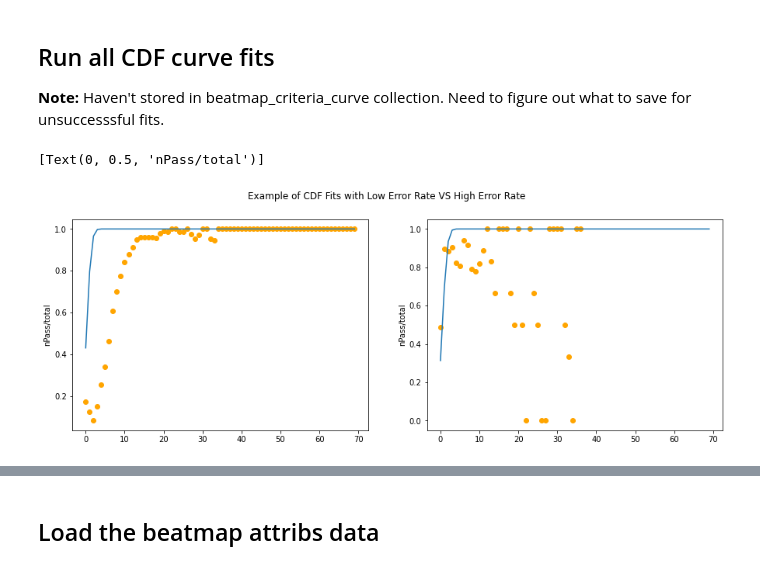
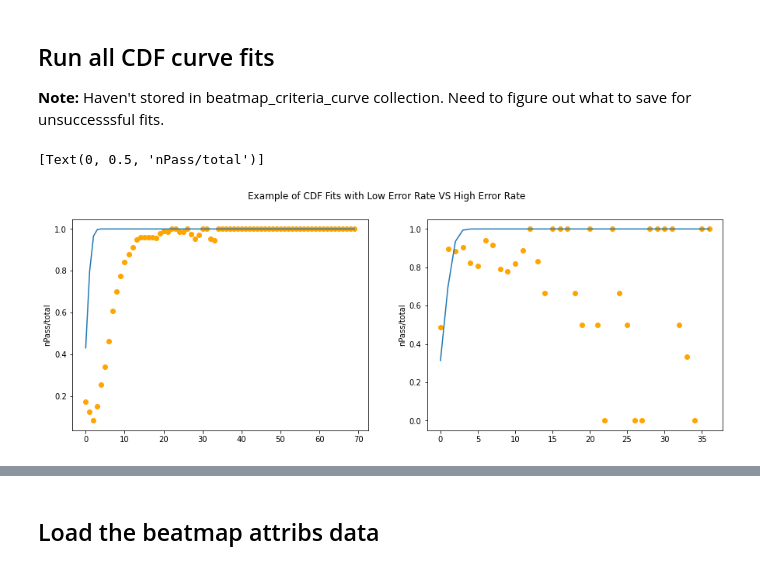
Before and after one commit to the-data-science-union/DSU-S2021-mlpp, a Jupyter notebook: exploration/5. score_criteria_reevaluation/2. m1_sigmoid_cdf_fitting.ipynb, the cells around one changed output, grey strips where cells are left out. Drawn from its saved outputs; the diff is of its cells as text; code cells hidden in the pictures.

```diff
--- a/exploration/5. score_criteria_reevaluation/2. m1_sigmoid_cdf_fitting.ipynb
+++ b/exploration/5. score_criteria_reevaluation/2. m1_sigmoid_cdf_fitting.ipynb
@@ -71,23 +71,23 @@ for i in bm_ys.keys():
 # %%
 # visualization example beatmaps
 good = 713935
 fig, (ax1, ax2) = plt.subplots(1, 2, figsize=(15, 5))
 fig.suptitle('Example of CDF Fits with Low Error Rate VS High Error Rate')
 x1 = range(len(find_nPassOverTotal_for_one_beatmap(good)))
 y1 = find_nPassOverTotal_for_one_beatmap(good)
-ax1.plot(scipy.stats.norm(find_nPassOverTotal_for_one_beatmap(good)[0]).cdf(x))
+ax1.plot(scipy.stats.norm(find_nPassOverTotal_for_one_beatmap(good)[0]).cdf(x1))
 ax1.scatter(x1, y1, color = "orange")
 ax1.set(ylabel = "nPass/total")
 
 bad = 848233
 x2 = range(len(find_nPassOverTotal_for_one_beatmap(bad)))
 y2 = find_nPassOverTotal_for_one_beatmap(bad)
-ax2.plot(scipy.stats.norm(find_nPassOverTotal_for_one_beatmap(bad)[0]).cdf(x))
+ax2.plot(scipy.stats.norm(find_nPassOverTotal_for_one_beatmap(bad)[0]).cdf(x2))
 ax2.scatter(x2, y2, color = "orange")
 ax2.set(ylabel = "nPass/total")
 # %% [output]
 [Text(0, 0.5, 'nPass/total')]
-[figure, old version]
+[figure, new version]
 # %%
 unsuccessful_bm = {id: fitAndMse for (id, fitAndMse) in fitted_curves_with_errors.items() if isinstance(fitAndMse, str)}
 n = len(fitted_curves_with_errors)
```
Also changed, not shown: parts of 7 cells of this notebook.
